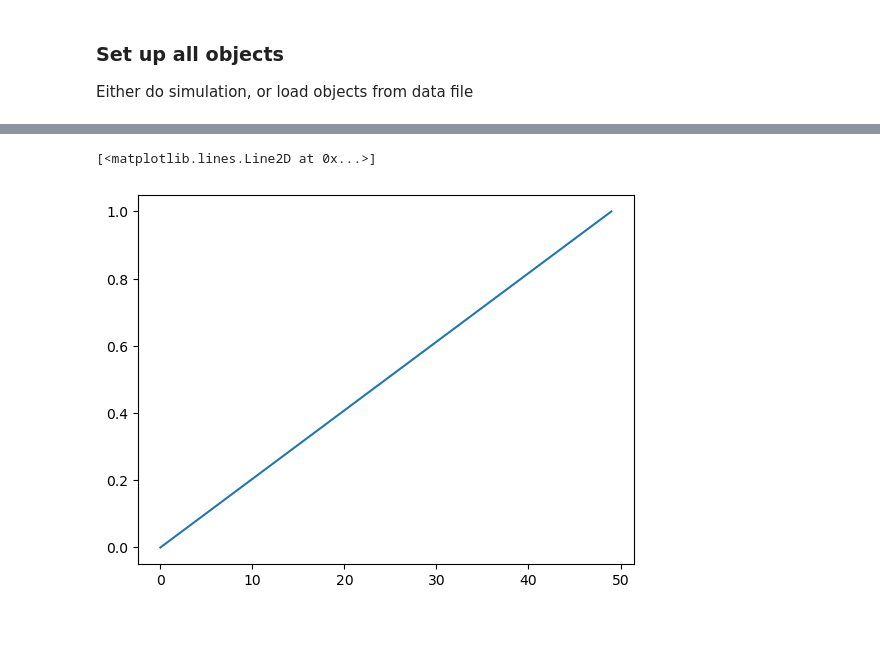
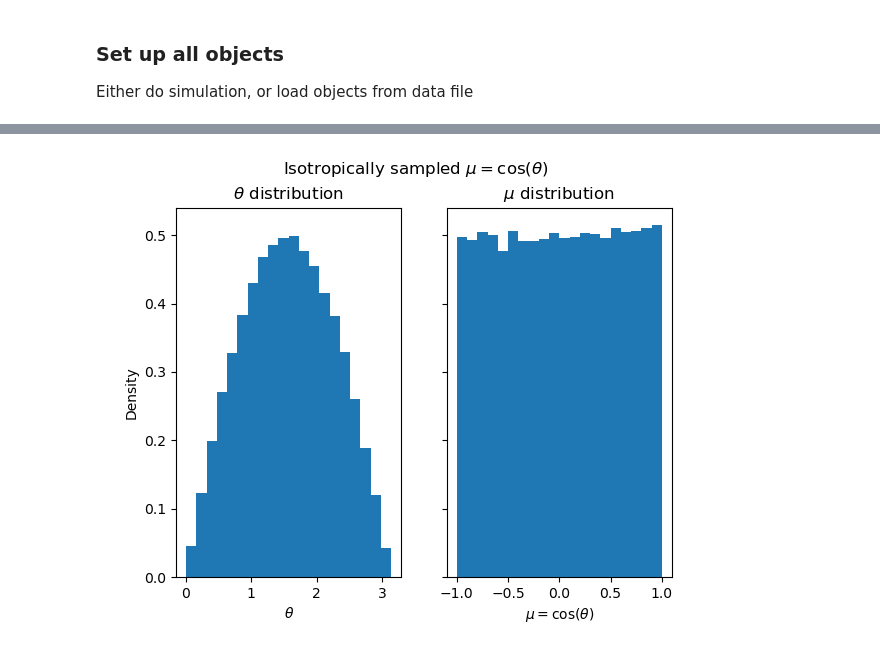
Before and after one commit to KlaasWillems/electronTransportCode, a Jupyter notebook: numericalExperiments/pointSource/PointSourceTest.ipynb, the cells around one changed output, grey strips where cells are left out. Saved outputs shown, nothing was run; the diff lists cells and outputs as text; code cells hidden in the pictures.

```diff
--- a/numericalExperiments/pointSource/PointSourceTest.ipynb
+++ b/numericalExperiments/pointSource/PointSourceTest.ipynb
@@ -254,6 +195,21 @@ fluenceEstimator.scoreMatrix.sum()
-# %%
-fig, ax = plt.subplots()
-ax.plot(np.linspace(0, 1))
-# %% [output]
-[<matplotlib.lines.Line2D at 0x...>]
-[figure, removed]
+# %%
+Nbsamples = 50000
+
+mu2 = np.random.uniform(low=-1, high=1, size = Nbsamples)
+theta = np.arccos(mu2)
+
+fig, (ax1, ax2) = plt.subplots(1, 2, sharey=True)
+fig.suptitle(r'Isotropically sampled $\mu = \cos(\theta)$')
+
+ax1.hist(theta, bins = 20, density=True)
+ax1.set_xlabel(r'$\theta$')
+ax1.set_ylabel('Density')
+ax1.set_title(r'$\theta$ distribution')
+
+ax2.hist(mu2, bins = 20, density=True)
+ax2.set_xlabel(r'$\mu = \cos(\theta)$')
+ax2.set_title(r'$\mu$ distribution')
+
+plt.show()
+# %% [output]
+[figure, added]
```
Also changed, not shown: parts of 14 cells of this notebook, 8 other files.
